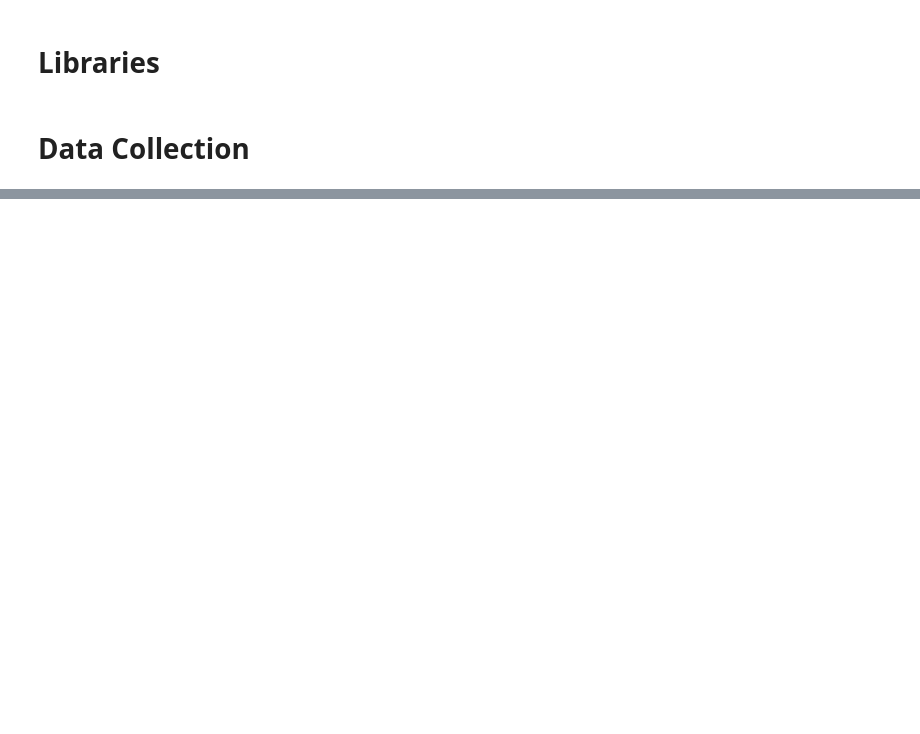
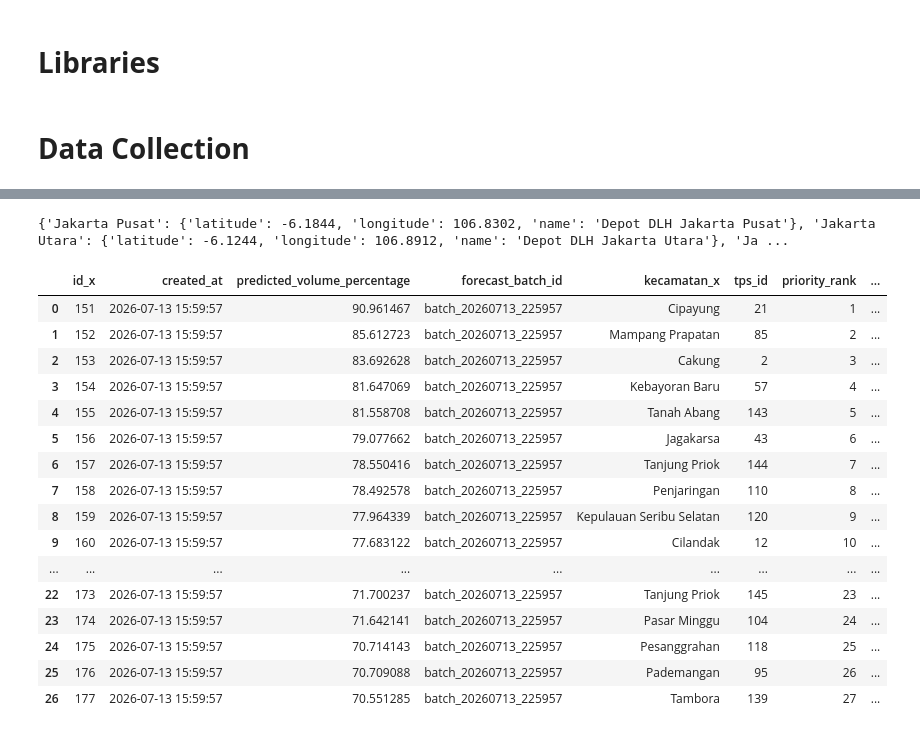
Before and after one commit to Falrafa4/samling-ai, a Jupyter notebook: backend/app/ai/models/route_recommendation/Route Recommendation.ipynb, the cells around one changed output, grey strips where cells are left out. Drawn from its saved outputs; the diff is of its cells as text; code cells hidden in the pictures; blank space fills up the shorter version.

```diff
--- a/backend/app/ai/models/route_recommendation/Route Recommendation.ipynb
+++ b/backend/app/ai/models/route_recommendation/Route Recommendation.ipynb
@@ -75,0 +130,7 @@ forecast_df
+# %%
+with open('../../../core/depots.json', 'r', encoding='utf-8') as file:
+    DEPOTS = json.load(file)
+
+print(DEPOTS)
+# %% [output]
+{'Jakarta Pusat': {'latitude': -6.1844, 'longitude': 106.8302, 'name': 'Depot DLH Jakarta Pusat'}, 'Jakarta Utara': {'latitude': -6.1244, 'longitude': 106.8912, 'name': 'Depot DLH Jakarta Utara'}, 'Ja ...
@@ -75,0 +189,21 @@ forecast_df
+# %%
+forecast_df["coverage_area"] = forecast_df["kecamatan_x"].map(AREA_MAPPING)
+forecast_df
+# %% [output]
+|  | id_x | created_at | predicted_volume_percentage | forecast_batch_id | kecamatan_x | tps_id | priority_rank | ... |
+| 0 | 151 | 2026-07-13 15:59:57 | 90.961467 | batch_20260713_225957 | Cipayung | 21 | 1 | ... |
+| 1 | 152 | 2026-07-13 15:59:57 | 85.612723 | batch_20260713_225957 | Mampang Prapatan | 85 | 2 | ... |
+| 2 | 153 | 2026-07-13 15:59:57 | 83.692628 | batch_20260713_225957 | Cakung | 2 | 3 | ... |
+| 3 | 154 | 2026-07-13 15:59:57 | 81.647069 | batch_20260713_225957 | Kebayoran Baru | 57 | 4 | ... |
+| 4 | 155 | 2026-07-13 15:59:57 | 81.558708 | batch_20260713_225957 | Tanah Abang | 143 | 5 | ... |
+| 5 | 156 | 2026-07-13 15:59:57 | 79.077662 | batch_20260713_225957 | Jagakarsa | 43 | 6 | ... |
+| 6 | 157 | 2026-07-13 15:59:57 | 78.550416 | batch_20260713_225957 | Tanjung Priok | 144 | 7 | ... |
+| 7 | 158 | 2026-07-13 15:59:57 | 78.492578 | batch_20260713_225957 | Penjaringan | 110 | 8 | ... |
+| 8 | 159 | 2026-07-13 15:59:57 | 77.964339 | batch_20260713_225957 | Kepulauan Seribu Selatan | 120 | 9 | ... |
+| 9 | 160 | 2026-07-13 15:59:57 | 77.683122 | batch_20260713_225957 | Cilandak | 12 | 10 | ... |
+| ... | ... | ... | ... | ... | ... | ... | ... | ... |
+| 22 | 173 | 2026-07-13 15:59:57 | 71.700237 | batch_20260713_225957 | Tanjung Priok | 145 | 23 | ... |
+| 23 | 174 | 2026-07-13 15:59:57 | 71.642141 | batch_20260713_225957 | Pasar Minggu | 104 | 24 | ... |
+| 24 | 175 | 2026-07-13 15:59:57 | 70.714143 | batch_20260713_225957 | Pesanggrahan | 118 | 25 | ... |
+| 25 | 176 | 2026-07-13 15:59:57 | 70.709088 | batch_20260713_225957 | Pademangan | 95 | 26 | ... |
+| 26 | 177 | 2026-07-13 15:59:57 | 70.551285 | batch_20260713_225957 | Tambora | 139 | 27 | ... |
```
Also changed, not shown: parts of 15 cells of this notebook, 9 other files.
